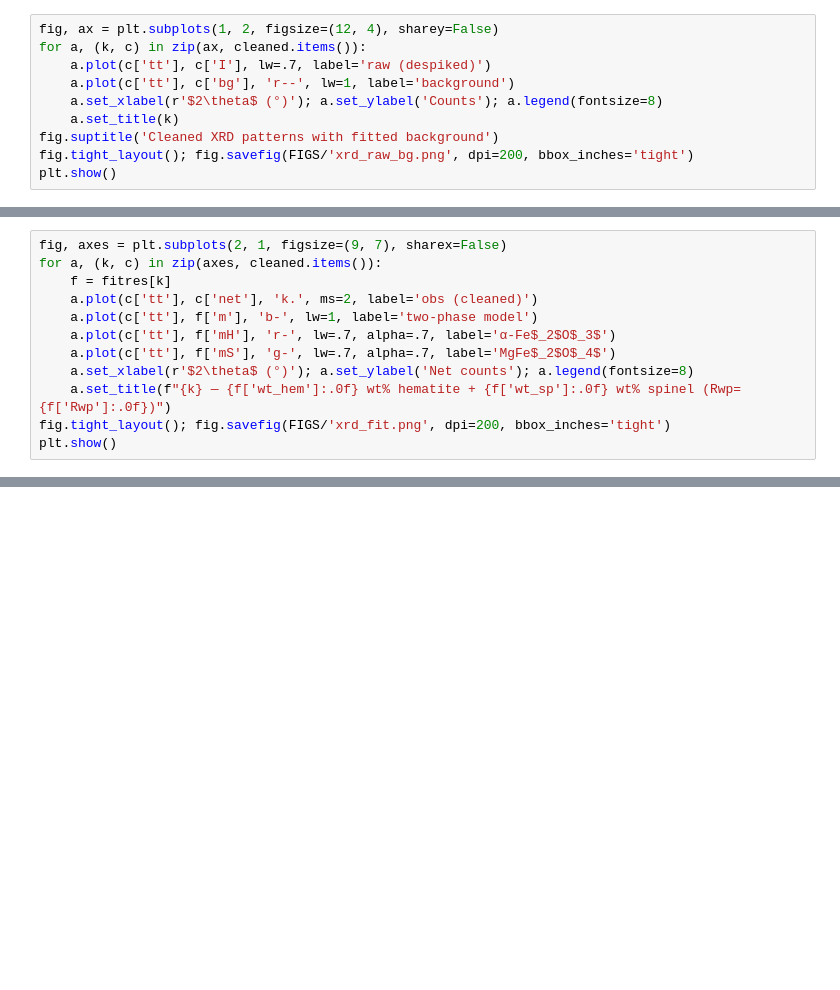
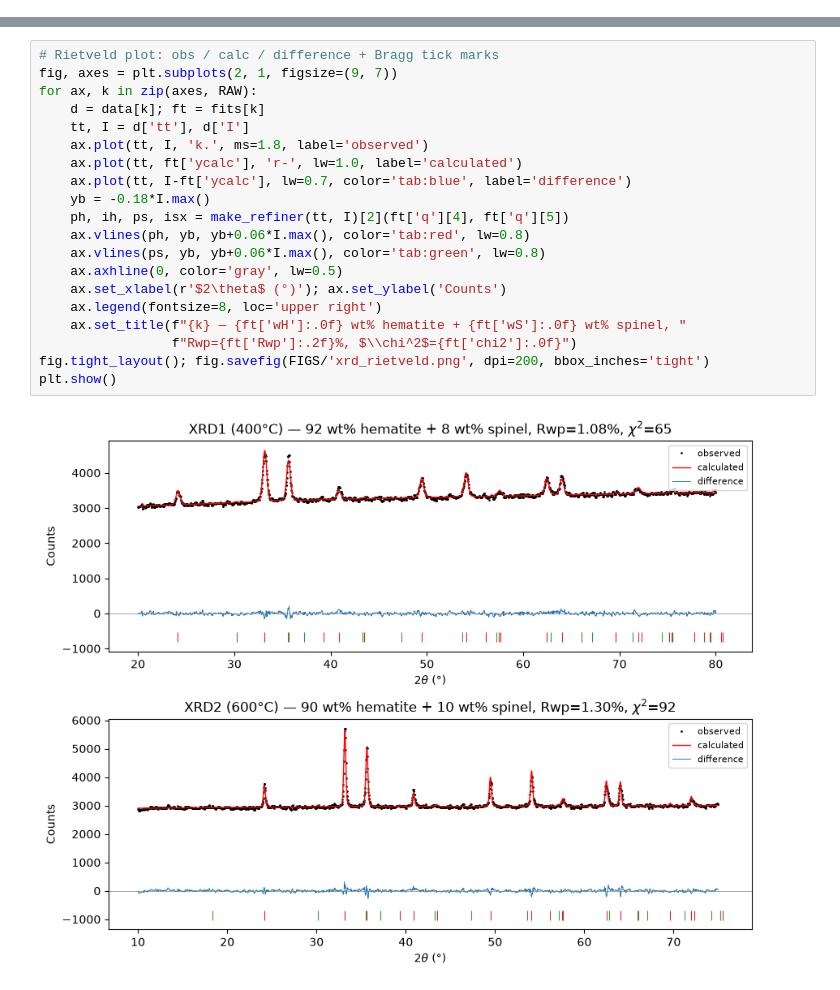
Before and after one commit to rifu-uni/tcb, a Jupyter notebook: analysis/notebooks/xrd_rietveld_analysis.ipynb, the cells around one changed output, grey strips where cells are left out. Saved outputs shown, nothing was run; the diff lists cells and outputs as text; blank space fills up the shorter version.

```diff
--- a/analysis/notebooks/xrd_rietveld_analysis.ipynb
+++ b/analysis/notebooks/xrd_rietveld_analysis.ipynb
@@ -65,10 +56,0 @@ XRD2 (600°C): 2 spikes removed; background 2805–2942 counts
-# %%
-fig, ax = plt.subplots(1, 2, figsize=(12, 4), sharey=False)
-for a, (k, c) in zip(ax, cleaned.items()):
-    a.plot(c['tt'], c['I'], lw=.7, label='raw (despiked)')
-    a.plot(c['tt'], c['bg'], 'r--', lw=1, label='background')
-    a.set_xlabel(r'$2\theta$ (°)'); a.set_ylabel('Counts'); a.legend(fontsize=8)
-    a.set_title(k)
-fig.suptitle('Cleaned XRD patterns with fitted background')
-fig.tight_layout(); fig.savefig(FIGS/'xrd_raw_bg.png', dpi=200, bbox_inches='tight')
-plt.show()
@@ -154,12 +56,0 @@ XRD2 (600°C): FWHM=0.304°, shift=+0.036°, hematite 86.4 wt%, spinel 13.6 wt%,
-# %%
-fig, axes = plt.subplots(2, 1, figsize=(9, 7), sharex=False)
-for a, (k, c) in zip(axes, cleaned.items()):
-    f = fitres[k]
-    a.plot(c['tt'], c['net'], 'k.', ms=2, label='obs (cleaned)')
-    a.plot(c['tt'], f['m'], 'b-', lw=1, label='two-phase model')
-    a.plot(c['tt'], f['mH'], 'r-', lw=.7, alpha=.7, label='α-Fe$_2$O$_3$')
-    a.plot(c['tt'], f['mS'], 'g-', lw=.7, alpha=.7, label='MgFe$_2$O$_4$')
-    a.set_xlabel(r'$2\theta$ (°)'); a.set_ylabel('Net counts'); a.legend(fontsize=8)
-    a.set_title(f"{k} — {f['wt_hem']:.0f} wt% hematite + {f['wt_sp']:.0f} wt% spinel (Rwp={f['Rwp']:.0f})")
-fig.tight_layout(); fig.savefig(FIGS/'xrd_fit.png', dpi=200, bbox_inches='tight')
-plt.show()
@@ -179,0 +214,22 @@ with $\beta = \sqrt{\mathrm{FWHM}^2 - \beta_{\mathrm{inst}}^2}$, instrument widt
+# %%
+# Rietveld plot: obs / calc / difference + Bragg tick marks
+fig, axes = plt.subplots(2, 1, figsize=(9, 7))
+for ax, k in zip(axes, RAW):
+    d = data[k]; ft = fits[k]
+    tt, I = d['tt'], d['I']
+    ax.plot(tt, I, 'k.', ms=1.8, label='observed')
+    ax.plot(tt, ft['ycalc'], 'r-', lw=1.0, label='calculated')
+    ax.plot(tt, I-ft['ycalc'], lw=0.7, color='tab:blue', label='difference')
+    yb = -0.18*I.max()
+    ph, ih, ps, isx = make_refiner(tt, I)[2](ft['q'][4], ft['q'][5])
+    ax.vlines(ph, yb, yb+0.06*I.max(), color='tab:red', lw=0.8)
+    ax.vlines(ps, yb, yb+0.06*I.max(), color='tab:green', lw=0.8)
+    ax.axhline(0, color='gray', lw=0.5)
+    ax.set_xlabel(r'$2\theta$ (°)'); ax.set_ylabel('Counts')
+    ax.legend(fontsize=8, loc='upper right')
+    ax.set_title(f"{k} — {ft['wH']:.0f} wt% hematite + {ft['wS']:.0f} wt% spinel, "
+                 f"Rwp={ft['Rwp']:.2f}%, $\\chi^2$={ft['chi2']:.0f}")
+fig.tight_layout(); fig.savefig(FIGS/'xrd_rietveld.png', dpi=200, bbox_inches='tight')
+plt.show()
+# %% [output]
+[figure, added]
```
Also changed, not shown: parts of 21 cells of this notebook, 9 other files.
